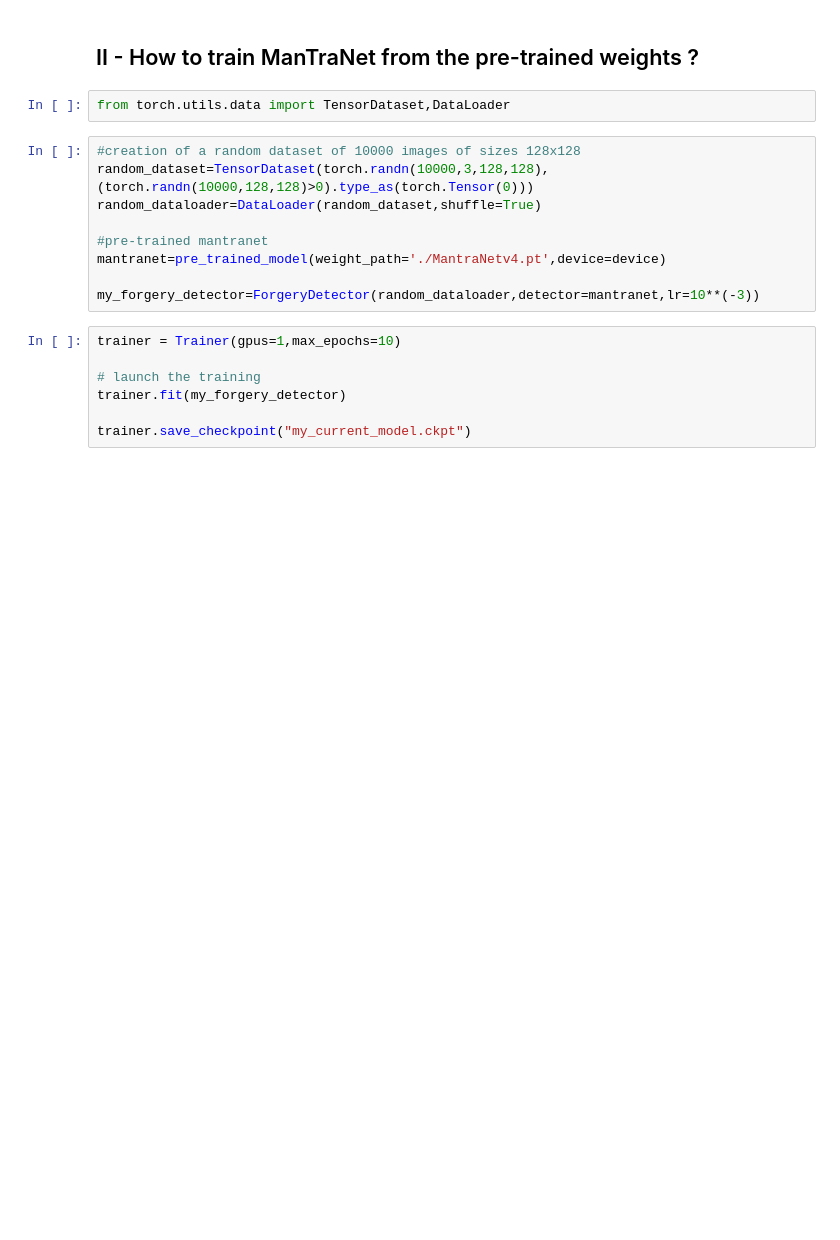
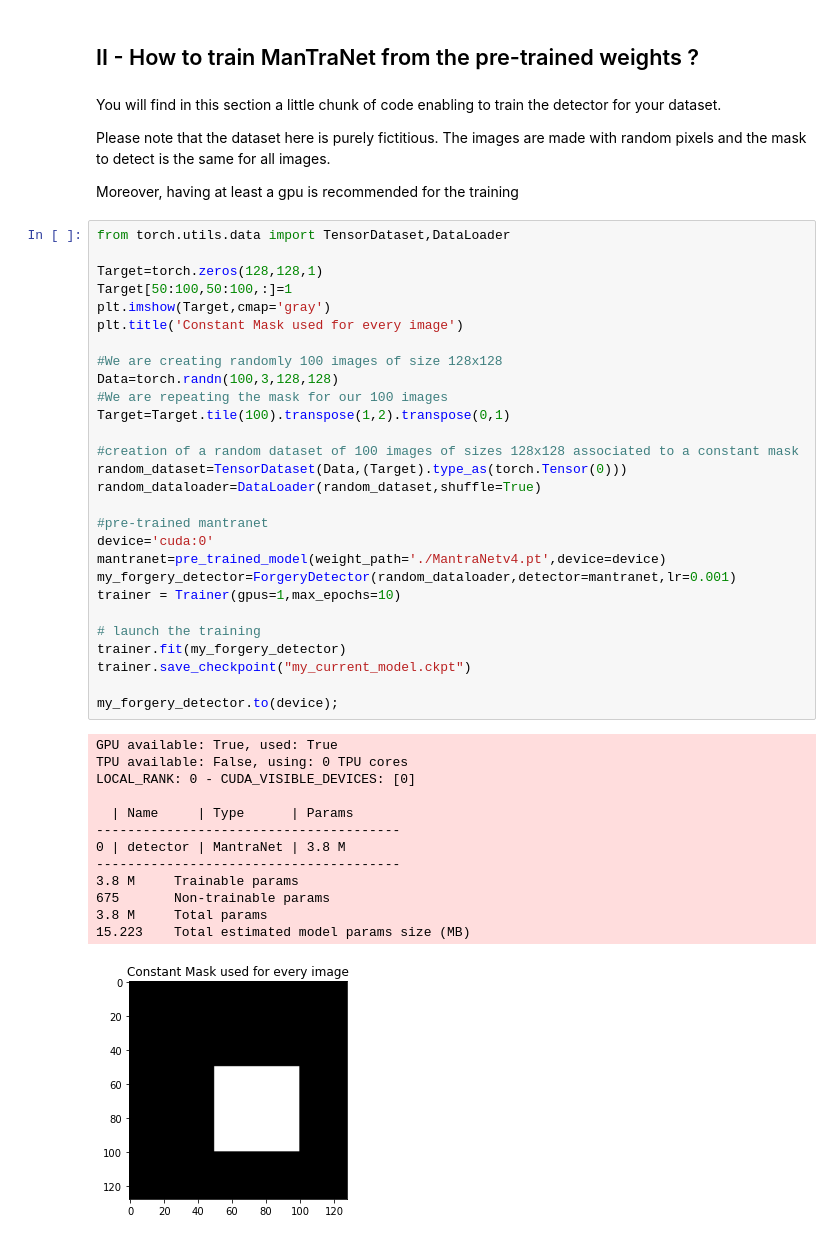
Before and after one commit to RonyAbecidan/ManTraNet-pytorch, a Jupyter notebook: Demo.ipynb, the cells around one changed output. Saved outputs shown, nothing was run; the diff lists cells and outputs as text; blank space fills up the shorter version.

```diff
--- a/Demo.ipynb
+++ b/Demo.ipynb
@@ -33,20 +35,50 @@ for image in os.listdir('../Demo_images/'):
 # %% [markdown]
 ## II - How to train ManTraNet from the pre-trained weights ?
-# %%
-from torch.utils.data import TensorDataset,DataLoader
-# %%
-#creation of a random dataset of 10000 images of sizes 128x128
-random_dataset=TensorDataset(torch.randn(10000,3,128,128),(torch.randn(10000,128,128)>0).type_as(torch.Tensor(0)))
-random_dataloader=DataLoader(random_dataset,shuffle=True)
-
-#pre-trained mantranet
-mantranet=pre_trained_model(weight_path='./MantraNetv4.pt',device=device)
-
-my_forgery_detector=ForgeryDetector(random_dataloader,detector=mantranet,lr=10**(-3))
-# %%
-trainer = Trainer(gpus=1,max_epochs=10)
-
-# launch the training
-trainer.fit(my_forgery_detector)
-
-trainer.save_checkpoint("my_current_model.ckpt")
+# %% [markdown]
+You will find in this section a little chunk of code enabling to train the detector for your dataset.
+
+Please note that the dataset here is purely fictitious. The images are made with random pixels and the mask to detect is the same for all images.
+
+Moreover, having at least a gpu is recommended for the training
+# %%
+from torch.utils.data import TensorDataset,DataLoader
+
+Target=torch.zeros(128,128,1)
+Target[50:100,50:100,:]=1
+plt.imshow(Target,cmap='gray')
+plt.title('Constant Mask used for every image')
+
+#We are creating randomly 100 images of size 128x128
+Data=torch.randn(100,3,128,128)
+#We are repeating the mask for our 100 images
+Target=Target.tile(100).transpose(1,2).transpose(0,1)
+
+#creation of a random dataset of 100 images of sizes 128x128 associated to a constant mask
+random_dataset=TensorDataset(Data,(Target).type_as(torch.Tensor(0)))
+random_dataloader=DataLoader(random_dataset,shuffle=True)
+
+#pre-trained mantranet
+device='cuda:0'
+mantranet=pre_trained_model(weight_path='./MantraNetv4.pt',device=device)
+my_forgery_detector=ForgeryDetector(random_dataloader,detector=mantranet,lr=0.001)
+trainer = Trainer(gpus=1,max_epochs=10)
+
+# launch the training
+trainer.fit(my_forgery_detector)
+trainer.save_checkpoint("my_current_model.ckpt")
+
+my_forgery_detector.to(device);
+# %% [output]
+GPU available: True, used: True
+TPU available: False, using: 0 TPU cores
+LOCAL_RANK: 0 - CUDA_VISIBLE_DEVICES: [0]
+
+  | Name     | Type      | Params
+---------------------------------------
+0 | detector | MantraNet | 3.8 M
+---------------------------------------
+3.8 M     Trainable params
+675       Non-trainable params
+3.8 M     Total params
+15.223    Total estimated model params size (MB)
+[figure, added]
```
Also changed, not shown: parts of 3 cells of this notebook, 2 other files.
